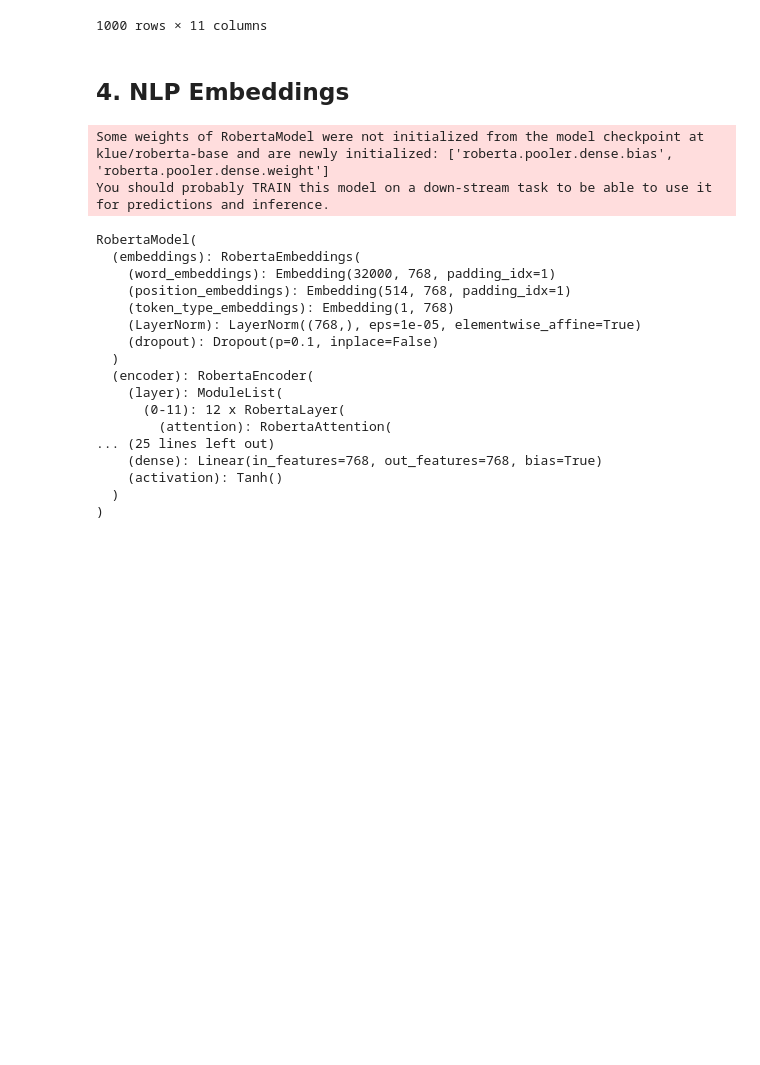
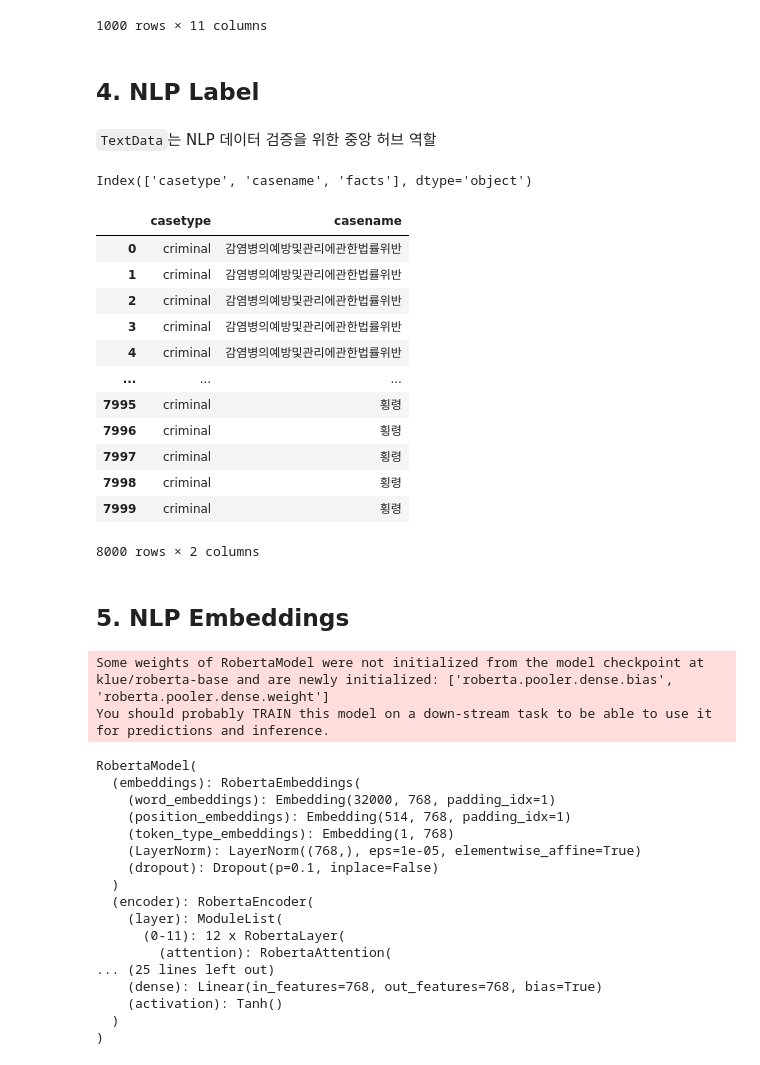
Before and after one commit to jeongminia/datadrift_dataclinic, a Jupyter notebook: temp_dir/prac/dataset_casename/deepchecks/ver1-base.ipynb, the cells around one changed output. Drawn from its saved outputs; the diff is of its cells as text; code cells hidden in the pictures; blank space fills up the shorter version.

```diff
--- a/temp_dir/prac/dataset_casename/deepchecks/ver1-base.ipynb
+++ b/temp_dir/prac/dataset_casename/deepchecks/ver1-base.ipynb
@@ -297,4 +297,6 @@ test_text.properties
 | 999 | 273 | 2.924242 | 8 | 0.000000 | 0.054945 | ko | ... |
 1000 rows × 11 columns
 # %% [markdown]
-## 4. NLP Embeddings
+## 4. NLP Label
+# %% [markdown]
+`TextData`는 NLP 데이터 검증을 위한 중앙 허브 역할
@@ -301,3 +307,25 @@ test_text.properties
+# %%
+train.columns
+# %% [output]
+Index(['casetype', 'casename', 'facts'], dtype='object')
+# %%
+train[['casetype', 'casename']]
+# %% [output]
+|  | casetype | casename |
+| 0 | criminal | 감염병의예방및관리에관한법률위반 |
+| 1 | criminal | 감염병의예방및관리에관한법률위반 |
+| 2 | criminal | 감염병의예방및관리에관한법률위반 |
+| 3 | criminal | 감염병의예방및관리에관한법률위반 |
+| 4 | criminal | 감염병의예방및관리에관한법률위반 |
+| ... | ... | ... |
+| 7995 | criminal | 횡령 |
+| 7996 | criminal | 횡령 |
+| 7997 | criminal | 횡령 |
+| 7998 | criminal | 횡령 |
+| 7999 | criminal | 횡령 |
+8000 rows × 2 columns
+# %% [markdown]
+## 5. NLP Embeddings
 # %%
 import torch
 from transformers import AutoModel, AutoTokenizer
```
Also changed, not shown: parts of 2 cells of this notebook.
